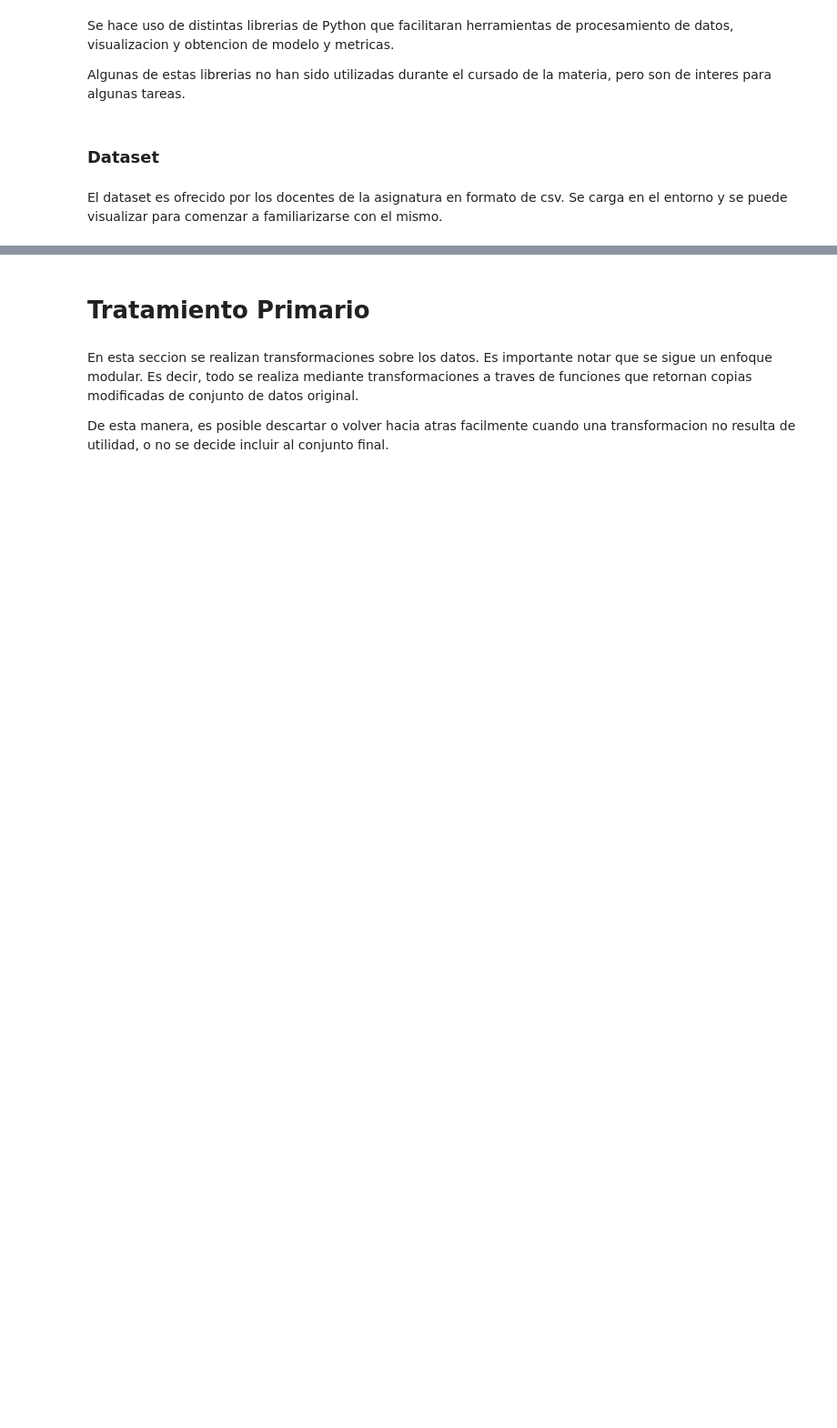
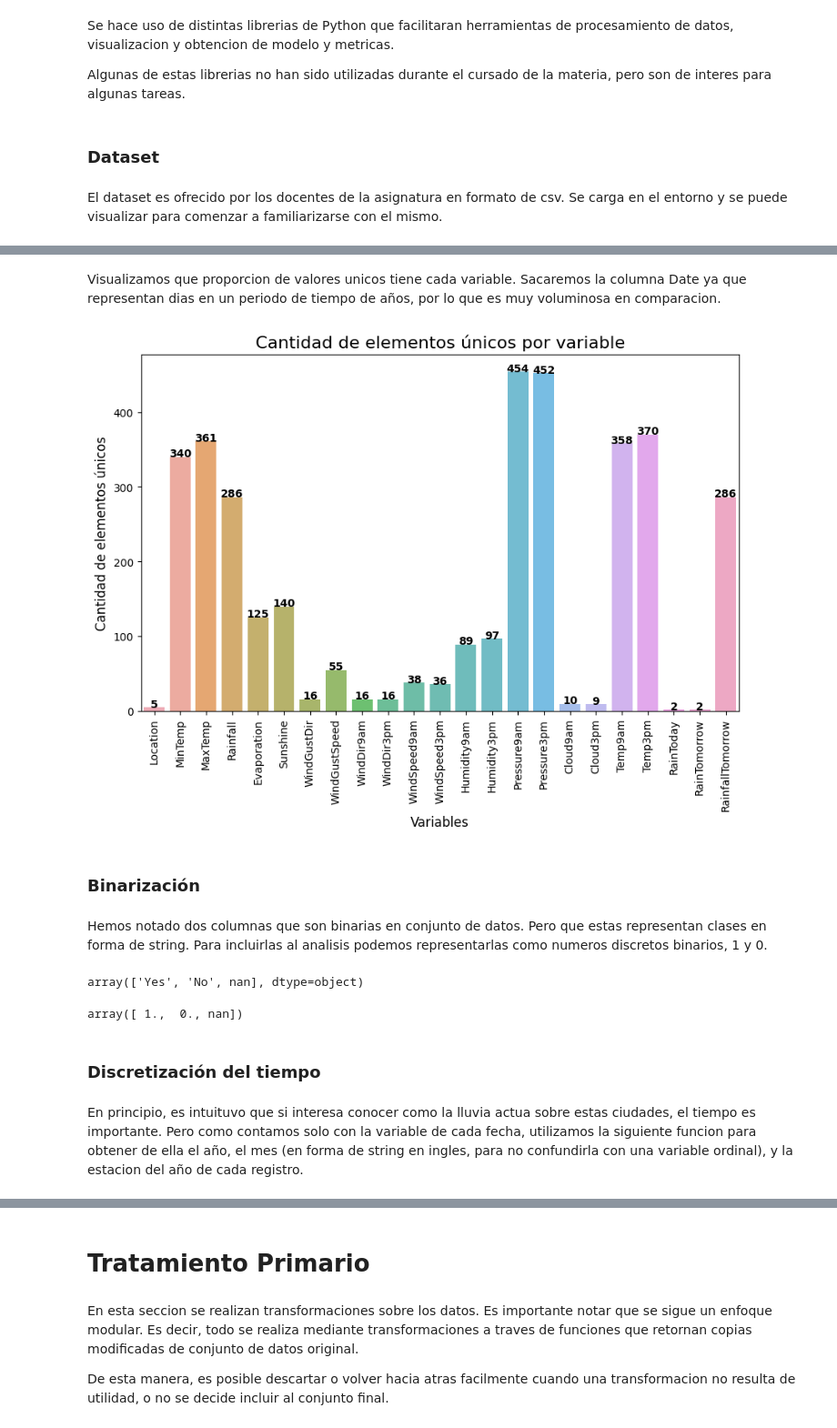
Before and after one commit to Shannon-21/Aprendizaje_Automatico_1, a Jupyter notebook: code/TPIntegrador_IA41.ipynb, the cells around one changed output, grey strips where cells are left out. Shown at 91% size. Cells and saved outputs as stored; diff of their text form; code cells hidden in the pictures; blank space fills up the shorter version.

```diff
--- a/code/TPIntegrador_IA41.ipynb
+++ b/code/TPIntegrador_IA41.ipynb
@@ -91,0 +119,13 @@ df.head()
+# %%
+auth.authenticate_user()
+gauth = GoogleAuth()
+gauth.credentials = GoogleCredentials.get_application_default()
+drive = GoogleDrive(gauth)
+
+file_id = '1JKx6vaHz3tpbtpFP4h1eawlbdDB8XwHc'
+
+download = drive.CreateFile({'id': file_id})
+download.GetContentFile('weatherAUS.csv')
+
+df = pd.read_csv('weatherAUS.csv', usecols=range(1, 25))
+df.head()
@@ -91,0 +144,8 @@ df.head()
+# %%
+def filtrar_localidades(df):
+    localidades = ['Sydney', 'SydneyAirport', 'Canberra', 'Melbourne', 'MelbourneAirport'] # ciudades de interes
+    df_filtrado = df[df['Location'].isin(localidades)]
+    return df_filtrado.reset_index(drop=True)
+
+df_filtrado = filtrar_localidades(df)
+df_filtrado.to_csv('df_filtrado.csv')
@@ -123,0 +182,44 @@ df.describe()
+# %% [markdown]
+Visualizamos que proporcion de valores unicos tiene cada variable. Sacaremos la columna Date ya que representan dias en un periodo de tiempo de años, por lo que es muy voluminosa en comparacion.
+# %%
+def graficar_elementos_unicos(df):
+    n_unicos = df.nunique() # obtiene el numero de valores unicos de cada variable
+
+    plt.figure(figsize=(10, 6))
+    bar_unicos = sns.barplot(x=n_unicos.index, y=n_unicos.values, alpha=0.8) # grafico en barplot
+
+    plt.ylabel('Cantidad de elementos únicos', fontsize=12)
+    plt.xlabel('Variables', fontsize=12)
+    plt.title('Cantidad de elementos únicos por variable', fontsize=16)
+    plt.xticks(rotation='vertical')
+
+    # Agrega la cantidad de elementos únicos a cada barra
+    for i, v in enumerate(n_unicos):
+        bar_unicos.text(i, v + 0.2, str(v), color='black', fontweight='bold', ha='center')
+
+    plt.show()
+
+graficar_elementos_unicos(df_filtrado.drop('Date', axis=1))
+# %% [output]
+[figure, added]
+# %% [markdown]
+### Binarización
+# %% [markdown]
+Hemos notado dos columnas que son binarias en conjunto de datos. Pero que estas representan clases en forma de string. Para incluirlas al analisis podemos representarlas como numeros discretos binarios, 1 y 0.
+# %%
+def binarize_cols(cols):
+    cols_bin = cols.copy()  # Crear una copia para no modificar el DataFrame original
+    cols_bin = cols_bin.eq('Yes').mul(1)
+    cols_bin[cols.isna()] = np.nan  # Restaurar los valores NaN
+    return cols_bin
+
+display(df_filtrado['RainToday'].unique())
+df_filtrado[binarias] = binarize_cols(df_filtrado[binarias])
+display(df_filtrado['RainToday'].unique())
+# %% [output]
+array(['Yes', 'No', nan], dtype=object)
+array([ 1.,  0., nan])
+# %% [markdown]
+### Discretización del tiempo
+# %% [markdown]
+En principio, es intuituvo que si interesa conocer como la lluvia actua sobre estas ciudades, el tiempo es importante. Pero como contamos solo con la variable de cada fecha, utilizamos la siguiente funcion para obtener de ella el año, el mes (en forma de string en ingles, para no confundirla con una variable ordinal), y la estacion del año de cada registro.
```
Also changed, not shown: parts of 363 cells of this notebook.
